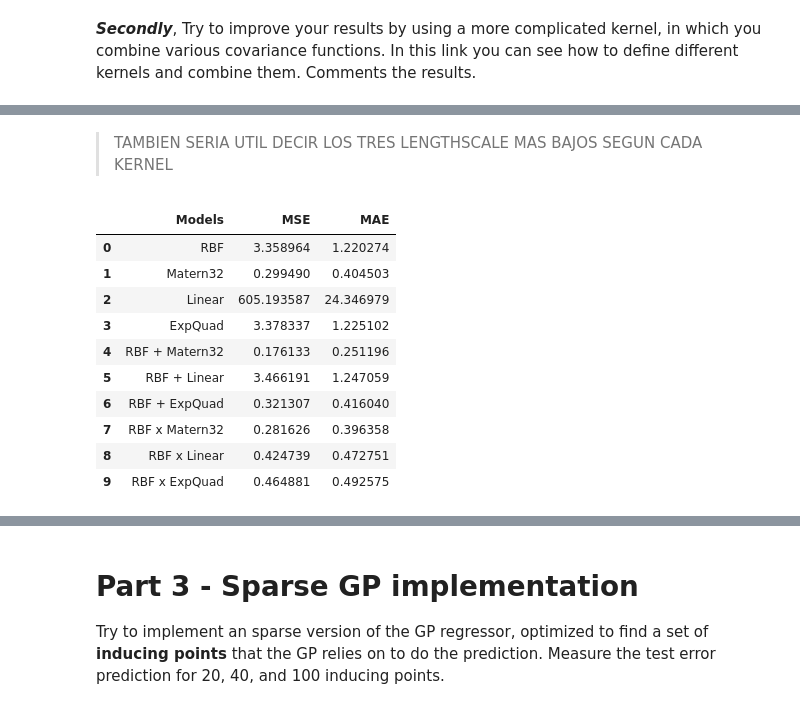
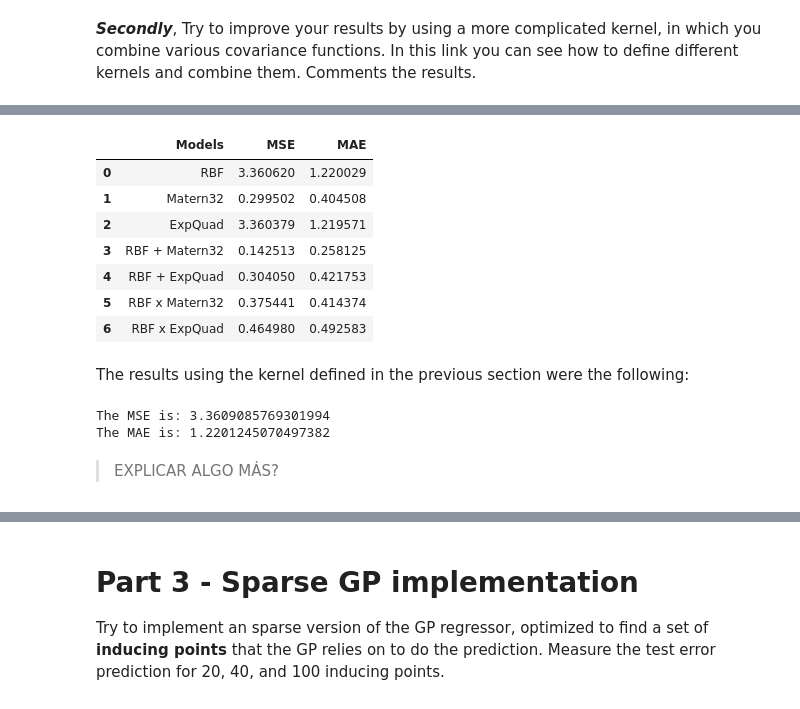
Before and after one commit to ikerarana/Machine-Learning-Notebooks, a Jupyter notebook: Curso Machine Learning UC3M Python/Week 13 - Homework 4/Homework_4_Gaussian_Process.ipynb, the cells around one changed output, grey strips where cells are left out. Cells and saved outputs as stored; diff of their text form; code cells hidden in the pictures.

```diff
--- a/Curso Machine Learning UC3M Python/Week 13 - Homework 4/Homework_4_Gaussian_Process.ipynb
+++ b/Curso Machine Learning UC3M Python/Week 13 - Homework 4/Homework_4_Gaussian_Process.ipynb
@@ -451,19 +395,16 @@ The results are given in the form mean ± standard deviation.
 ## KERNELS
 k1 = GPy.kern.RBF(input_dim=X_train.shape[1], ARD=True)
 k2 = GPy.kern.Matern32(input_dim=X_train.shape[1], ARD=True)
-k3 = GPy.kern.Linear(input_dim=X_train.shape[1], ARD=True)
-k4 = GPy.kern.ExpQuad(input_dim=X_train.shape[1], ARD=True)
+k3 = GPy.kern.ExpQuad(input_dim=X_train.shape[1], ARD=True)
 
 ## OPERATION OVER KERNELS
 # Sum of kernels
 k_add_1 = k1 + k2
 k_add_2 = k1 + k3
-k_add_3 = k1 + k4
 
 # Product of kernels
 k_prod_1 = k1 *k2
 k_prod_2 = k1 *k3
-k_prod_3 = k1 *k4
 # %%
 m_HL_k1 = GPy.models.GPRegression(X_train,Y_train[:, :1],k1)
 m_HL_k2 = GPy.models.GPRegression(X_train,Y_train[:, :1],k2)
@@ -518,12 +449,12 @@ Optimization restart 5/5, f = 542.8252920911491
 End
 # %%
 nsamples= X_train.shape[0]
-models= [m_HL_k1, m_HL_k2, m_HL_k3, m_HL_k4, m_HL_k_add_1, m_HL_k_add_2, m_HL_k_add_3, m_HL_k_prod_1, m_HL_k_prod_2, m_HL_k_prod_3]
+models= [m_HL_k1, m_HL_k2, m_HL_k3, m_HL_k_add_1, m_HL_k_add_2, m_HL_k_prod_1, m_HL_k_prod_2]
 
-MSE= []
-MAE= []
+MSE_m= []
+MAE_m= []
 
 for model in models:
     Y_pred_mean, Cov= model.predict(X_test, full_cov=True)
-    MSE.append(metrics.mean_squared_error(y_test[:, :1], Y_pred_mean))
-    MAE.append(metrics.mean_absolute_error(y_test[:, :1], Y_pred_mean))
+    MSE_m.append(metrics.mean_squared_error(y_test[:, :1], Y_pred_mean))
+    MAE_m.append(metrics.mean_absolute_error(y_test[:, :1], Y_pred_mean))
@@ -704,19 +673,16 @@ The results are given in the form mean ± standard deviation.
 ## KERNELS
 k1 = GPy.kern.RBF(input_dim=X_train.shape[1], ARD=True)
 k2 = GPy.kern.Matern32(input_dim=X_train.shape[1], ARD=True)
-k3 = GPy.kern.Linear(input_dim=X_train.shape[1], ARD=True)
-k4 = GPy.kern.ExpQuad(input_dim=X_train.shape[1], ARD=True)
+k3 = GPy.kern.ExpQuad(input_dim=X_train.shape[1], ARD=True)
 
 ## OPERATION OVER KERNELS
 # Sum of kernels
 k_add_1 = k1 + k2
 k_add_2 = k1 + k3
-k_add_3 = k1 + k4
 
 # Product of kernels
 k_prod_1 = k1 *k2
 k_prod_2 = k1 *k3
-k_prod_3 = k1 *k4
 # %%
 m_HL_k1 = GPy.models.GPRegression(X_train,Y_train[:, 1:],k1)
 m_HL_k2 = GPy.models.GPRegression(X_train,Y_train[:, 1:],k2)
@@ -767,34 +727,39 @@ Optimization restart 5/5, f = 1059.3035167348212
 End
 # %%
 nsamples= X_train.shape[0]
-models= [m_HL_k1, m_HL_k2, m_HL_k3, m_HL_k4, m_HL_k_add_1, m_HL_k_add_2, m_HL_k_add_3, m_HL_k_prod_1, m_HL_k_prod_2, m_HL_k_prod_3]
+models= [m_HL_k1, m_HL_k2, m_HL_k3, m_HL_k_add_1, m_HL_k_add_2, m_HL_k_prod_1, m_HL_k_prod_2]
 
-MSE= []
-MAE= []
+MSE_mm= []
+MAE_mm= []
 
 for model in models:
     Y_pred_mean, Cov= model.predict(X_test, full_cov=True)
-    MSE.append(metrics.mean_squared_error(y_test[:, 1:], Y_pred_mean))
-    MAE.append(metrics.mean_absolute_error(y_test[:, 1:], Y_pred_mean))
+    MSE_mm.append(metrics.mean_squared_error(y_test[:, 1:], Y_pred_mean))
+    MAE_mm.append(metrics.mean_absolute_error(y_test[:, 1:], Y_pred_mean))
-# %% [markdown]
-
-
-> TAMBIEN SERIA UTIL DECIR LOS TRES LENGTHSCALE MAS BAJOS SEGUN CADA KERNEL
 # %%
-models0= ['RBF',' Matern32', 'Linear', 'ExpQuad', 'RBF + Matern32', 'RBF + Linear', 'RBF + ExpQuad', 'RBF x Matern32',' RBF x Linear', 'RBF x ExpQuad']
+models0= ['RBF',' Matern32', 'ExpQuad', 'RBF + Matern32', 'RBF + ExpQuad', 'RBF x Matern32', 'RBF x ExpQuad']
 dataframe=pd.DataFrame(models0, columns=['Models'])
-dataframe['MSE']= np.asarray(MSE).ravel()
-dataframe['MAE']= np.asarray(MAE).ravel()
+dataframe['MSE']= np.asarray(MSE_mm).ravel()
+dataframe['MAE']= np.asarray(MAE_mm).ravel()
 dataframe.head(10)
 # %% [output]
 |  | Models | MSE | MAE |
-| 0 | RBF | 3.358964 | 1.220274 |
-| 1 | Matern32 | 0.299490 | 0.404503 |
-| 2 | Linear | 605.193587 | 24.346979 |
-| 3 | ExpQuad | 3.378337 | 1.225102 |
-| 4 | RBF + Matern32 | 0.176133 | 0.251196 |
-| 5 | RBF + Linear | 3.466191 | 1.247059 |
-| 6 | RBF + ExpQuad | 0.321307 | 0.416040 |
-| 7 | RBF x Matern32 | 0.281626 | 0.396358 |
-| 8 | RBF x Linear | 0.424739 | 0.472751 |
-| 9 | RBF x ExpQuad | 0.464881 | 0.492575 |
+| 0 | RBF | 3.360620 | 1.220029 |
+| 1 | Matern32 | 0.299502 | 0.404508 |
+| 2 | ExpQuad | 3.360379 | 1.219571 |
+| 3 | RBF + Matern32 | 0.142513 | 0.258125 |
+| 4 | RBF + ExpQuad | 0.304050 | 0.421753 |
+| 5 | RBF x Matern32 | 0.375441 | 0.414374 |
+| 6 | RBF x ExpQuad | 0.464980 | 0.492583 |
+# %% [markdown]
+The results using the kernel defined in the previous section were the following:
+# %%
+print('The MSE is:', MSE)
+print('The MAE is:', MAE)
+# %% [output]
+The MSE is: 3.3609085769301994
+The MAE is: 1.2201245070497382
+# %% [markdown]
+
+
+> EXPLICAR ALGO MÁS?
```
Also changed, not shown: parts of 141 cells of this notebook.
